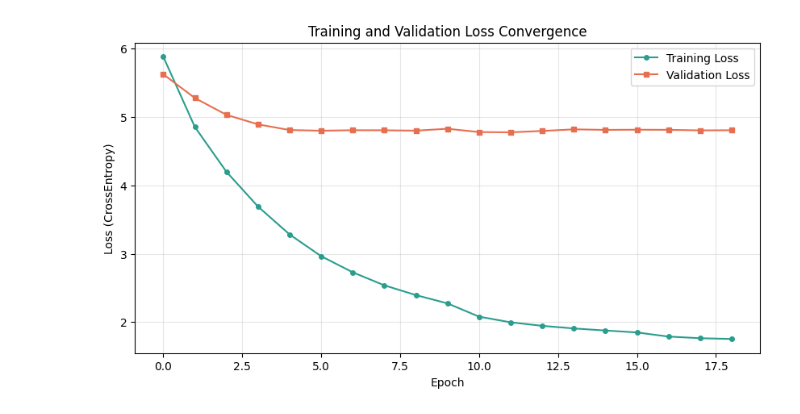
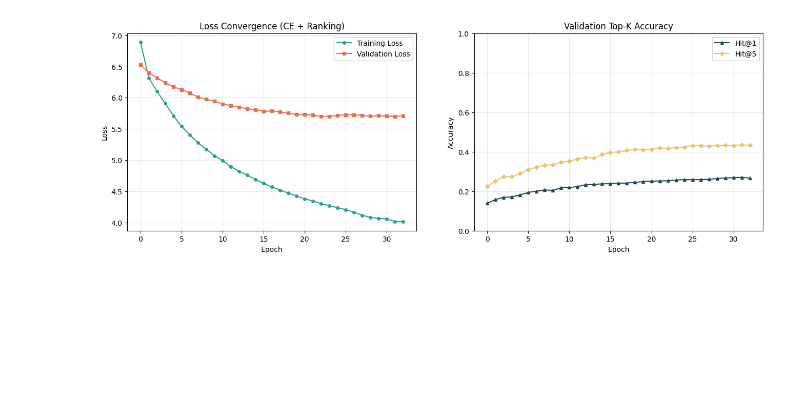
Before and after one commit to aprilyab/Galaxy-GNN-XP-2, a Jupyter notebook: model_training/LSTM_training.ipynb, the cells around one changed output. Drawn from its saved outputs; the diff is of its cells as text; code cells hidden in the pictures; blank space fills up the shorter version.

```diff
--- a/model_training/LSTM_training.ipynb
+++ b/model_training/LSTM_training.ipynb
@@ -32,20 +32,21 @@ logger.info(f"Project Root: {PROJECT_ROOT}")
 # %%
-# 1. Hyperparameter Configuration
+# 1. Hyperparameter Configuration (Optimized for Regularization)
 config = {
     "batch_size": 64,
     "epochs": 50,
     "lr": 1e-3,
-    "embed_dim": 128,
-    "hidden_dim": 256,
+    "embed_dim": 64,          # Reduced from 128
+    "hidden_dim": 128,        # Reduced from 256
     "num_layers": 2,
-    "dropout": 0.3,
-    "weight_decay": 1e-4,
-    "patience": 7,
+    "dropout": 0.5,           # Increased from 0.3
+    "weight_decay": 5e-4,     # Increased from 1e-4
+    "label_smoothing": 0.2,   # Increased from 0.1
+    "patience": 10,           # Increased patience slightly for stability
     "grad_clip": 1.0,
-    "label_smoothing": 0.1
+    "margin": 0.5             # Margin for Contrastive Ranking Loss
 }
 # %%
-# 2. Load Processed Data
+# 2. Load Processed Data (Including Negatives)
 PROCESSED_DATA_DIR = PROJECT_ROOT / "data" / "processed"
 MODEL_SAVE_DIR = PROJECT_ROOT / "Outputs"
 MODEL_SAVE_DIR.mkdir(parents=True, exist_ok=True)
@@ -53,8 +54,11 @@ MODEL_SAVE_DIR.mkdir(parents=True, exist_ok=True)
 logger.info("Loading datasets...")
 X_train = torch.load(PROCESSED_DATA_DIR / "X_train.pt")
 y_train = torch.load(PROCESSED_DATA_DIR / "y_train.pt")
+Context_Neg_Train = torch.load(PROCESSED_DATA_DIR / "train_neg.pt") # Negative samples for training
+
 X_test = torch.load(PROCESSED_DATA_DIR / "X_test.pt")
 y_test = torch.load(PROCESSED_DATA_DIR / "y_test.pt")
+Context_Neg_Test = torch.load(PROCESSED_DATA_DIR / "test_neg.pt") # Negative samples for testing
 
 with open(PROCESSED_DATA_DIR / "vocab.json", "r") as f:
     v_dict = json.load(f)
@@ -186,13 +266,27 @@ logger.info(f"Final model saved to {best_model_path.name}")
 # %%
 # 5. Training Visualization
-plt.figure(figsize=(10, 5))
-plt.plot(train_hist, label='Training Loss', color='#2A9D8F', marker='o', markersize=4)
-plt.plot(val_hist, label='Validation Loss', color='#E76F51', marker='s', markersize=4)
-plt.title('Training and Validation Loss Convergence')
-plt.xlabel('Epoch')
-plt.ylabel('Loss (CrossEntropy)')
-plt.legend()
-plt.grid(alpha=0.3)
+fig, (ax1, ax2) = plt.subplots(1, 2, figsize=(16, 5))
+
+# Loss Plot
+ax1.plot(train_hist, label='Training Loss', color='#2A9D8F', marker='o', markersize=4)
+ax1.plot(val_hist, label='Validation Loss', color='#E76F51', marker='s', markersize=4)
+ax1.set_title('Loss Convergence (CE + Ranking)')
+ax1.set_xlabel('Epoch')
+ax1.set_ylabel('Loss')
+ax1.legend()
+ax1.grid(alpha=0.3)
+
+# Metrics Plot
+ax2.plot(val_hit1_hist, label='Hit@1', color='#264653', marker='^', markersize=4)
+ax2.plot(val_hit5_hist, label='Hit@5', color='#E9C46A', marker='D', markersize=4)
+ax2.set_title('Validation Top-K Accuracy')
+ax2.set_xlabel('Epoch')
+ax2.set_ylabel('Accuracy')
+ax2.set_ylim(0, 1.0)
+ax2.legend()
+ax2.grid(alpha=0.3)
+
+plt.savefig(PROJECT_ROOT / "Outputs" / "optimized_training_convergence.png")
 plt.show()
 # %% [output]
-[figure, old version]
+[figure, new version]
```
Also changed, not shown: parts of 6 cells of this notebook, 1 other file.
